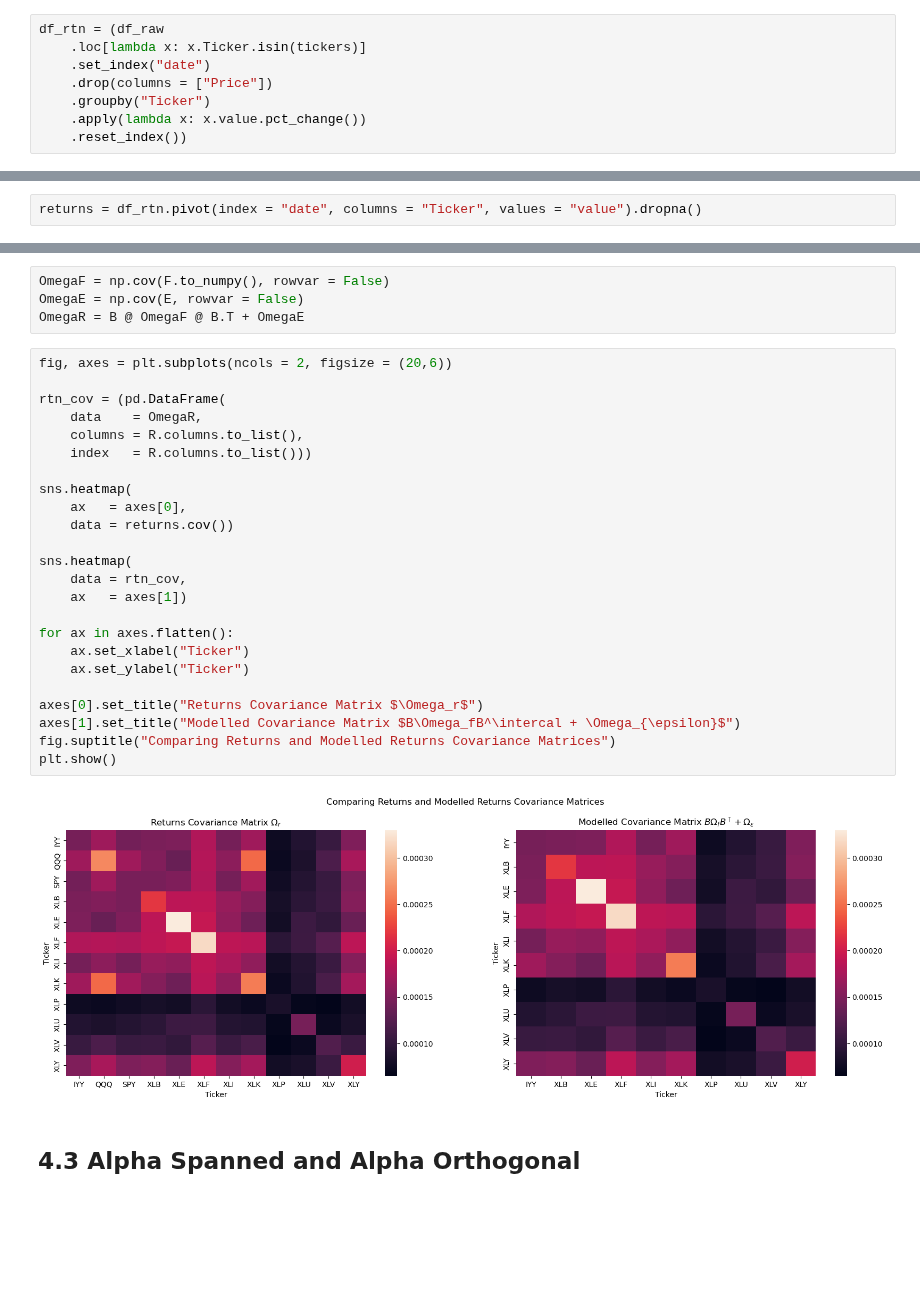
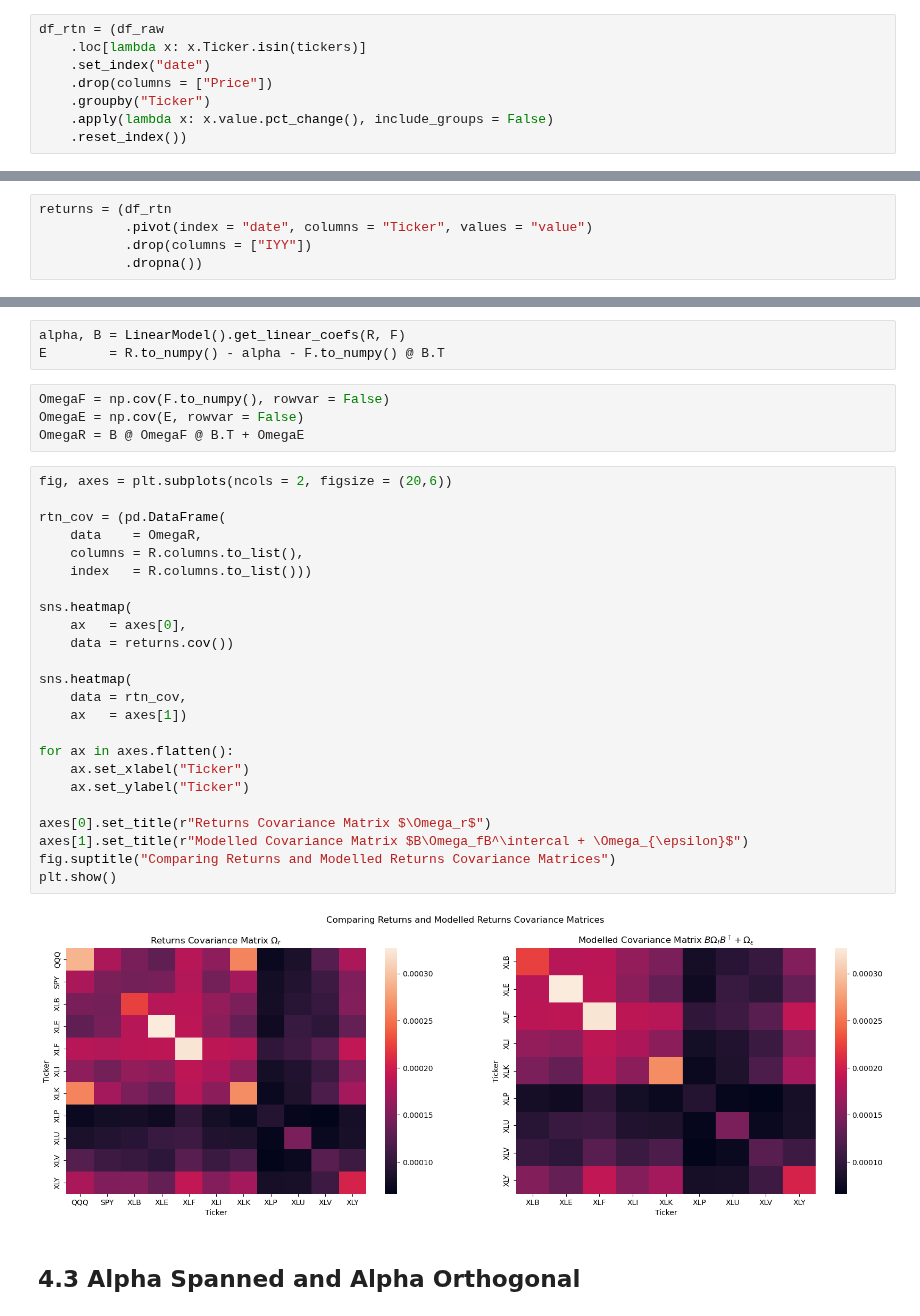
Before and after one commit to diegodalvarez/EQI, a Jupyter notebook: Chapter 4 - Linear Model of Returns.ipynb, the cells around one changed output, grey strips where cells are left out. Saved outputs shown, nothing was run; the diff lists cells and outputs as text; blank space fills up the shorter version.

Commit message:
rebuild linear models

```diff
--- a/Chapter 4 - Linear Model of Returns.ipynb
+++ b/Chapter 4 - Linear Model of Returns.ipynb
@@ -33,7 +33,7 @@ df_rtn = (df_raw
     .set_index("date")
     .drop(columns = ["Price"])
     .groupby("Ticker")
-    .apply(lambda x: x.value.pct_change())
+    .apply(lambda x: x.value.pct_change(), include_groups = False)
     .reset_index())
 # %%
 alpha_renamer = {
@@ -53,7 +62,10 @@ Then covariance matrix can be written as
 \mathbf{\Omega_r} = \mathbf{B}\mathbf{\Omega}_f \mathbf{B}^\intercal + \mathbf{\Omega}_\epsilon
 \end{equation}
 # %%
-returns = df_rtn.pivot(index = "date", columns = "Ticker", values = "value").dropna()
+returns = (df_rtn
+           .pivot(index = "date", columns = "Ticker", values = "value")
+           .drop(columns = ["IYY"])
+           .dropna())
 # %%
 F = returns[["SPY", "QQQ"]]
 R = returns.drop(columns = ["SPY", "QQQ"])
@@ -70,3 +72,6 @@ E = R.to_numpy() - X @ coef
+# %%
+alpha, B = LinearModel().get_linear_coefs(R, F)
+E        = R.to_numpy() - alpha - F.to_numpy() @ B.T
 # %%
 OmegaF = np.cov(F.to_numpy(), rowvar = False)
 OmegaE = np.cov(E, rowvar = False)
@@ -74,29 +79,29 @@ OmegaR = B @ OmegaF @ B.T + OmegaE
 # %%
 fig, axes = plt.subplots(ncols = 2, figsize = (20,6))
 
 rtn_cov = (pd.DataFrame(
     data    = OmegaR,
     columns = R.columns.to_list(),
     index   = R.columns.to_list()))
 
 sns.heatmap(
     ax   = axes[0],
     data = returns.cov())
 
 sns.heatmap(
     data = rtn_cov,
     ax   = axes[1])
 
 for ax in axes.flatten():
     ax.set_xlabel("Ticker")
     ax.set_ylabel("Ticker")
 
-axes[0].set_title("Returns Covariance Matrix $\Omega_r$")
-axes[1].set_title("Modelled Covariance Matrix $B\Omega_fB^\intercal + \Omega_{\epsilon}$")
+axes[0].set_title(r"Returns Covariance Matrix $\Omega_r$")
+axes[1].set_title(r"Modelled Covariance Matrix $B\Omega_fB^\intercal + \Omega_{\epsilon}$")
 fig.suptitle("Comparing Returns and Modelled Returns Covariance Matrices")
 plt.show()
 # %% [output]
-[figure, old version]
+[figure, new version]
 # %% [markdown]
 ## 4.3 Alpha Spanned and Alpha Orthogonal
 # %% [markdown]
```
Also changed, not shown: parts of 22 cells of this notebook, 2 other files.
